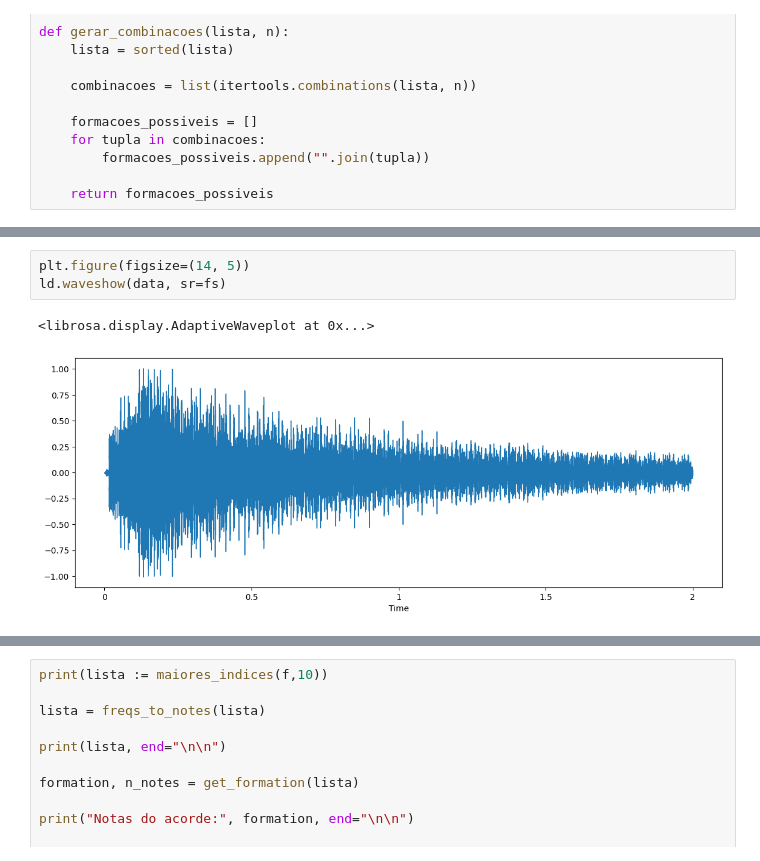
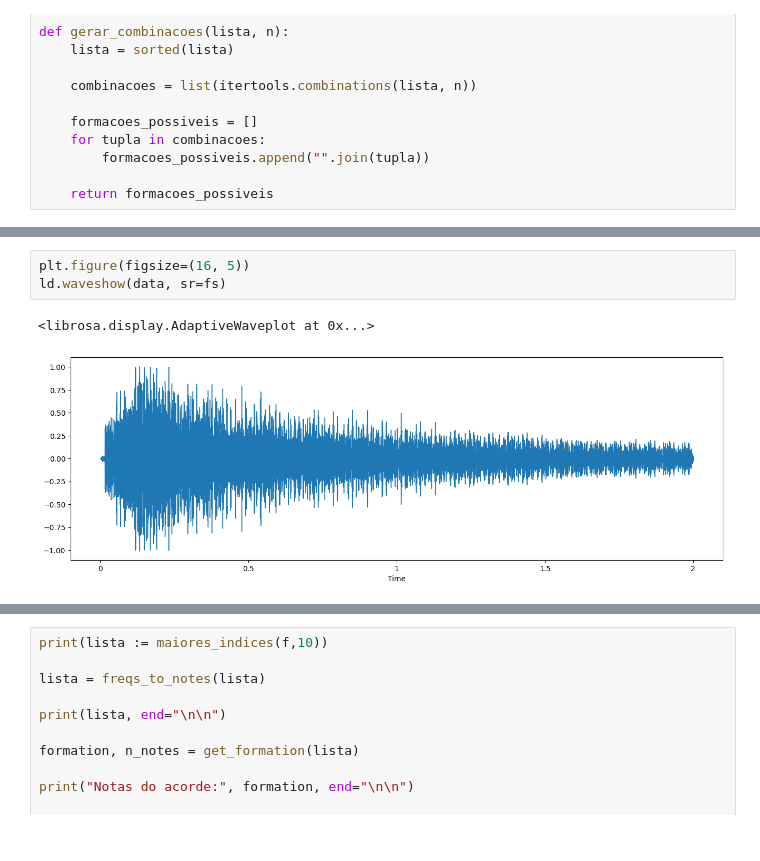
Before and after one commit to RoyCal/Chord-Identifier, a Jupyter notebook: main.ipynb, the cells around one changed output, grey strips where cells are left out. Cells and saved outputs as stored; diff of their text form.

```diff
--- a/main.ipynb
+++ b/main.ipynb
@@ -114,9 +114,9 @@ Audio(data=data, rate=fs)
 # %%
-plt.figure(figsize=(14, 5))
+plt.figure(figsize=(16, 5))
 ld.waveshow(data, sr=fs)
 # %% [output]
 <librosa.display.AdaptiveWaveplot at 0x...>
-[figure, old version]
+[figure, new version]
 # %%
 f = sp.fft.dct(data)
 f = abs(f)
```
Also changed, not shown: parts of 3 cells of this notebook, 1 other file.
